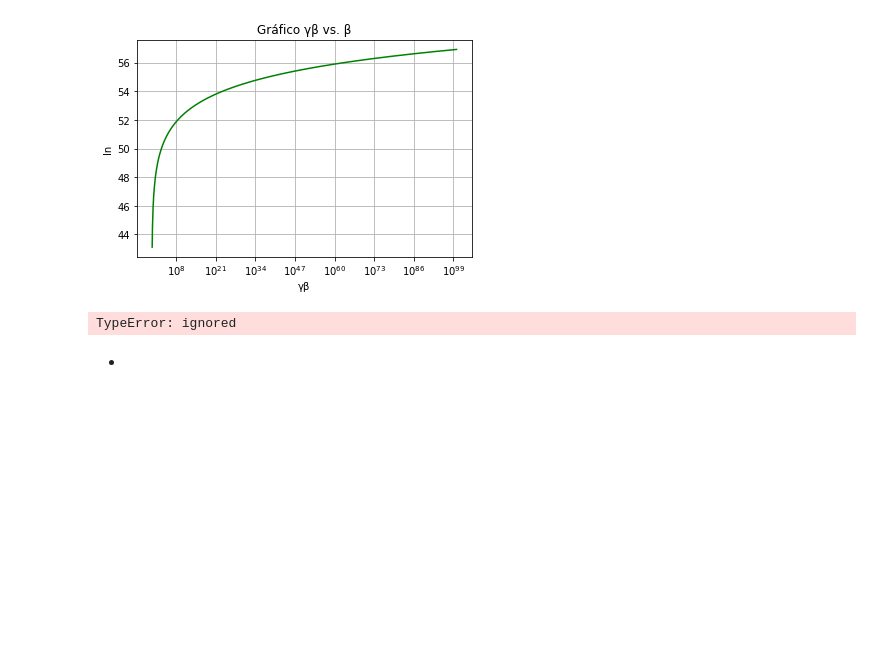
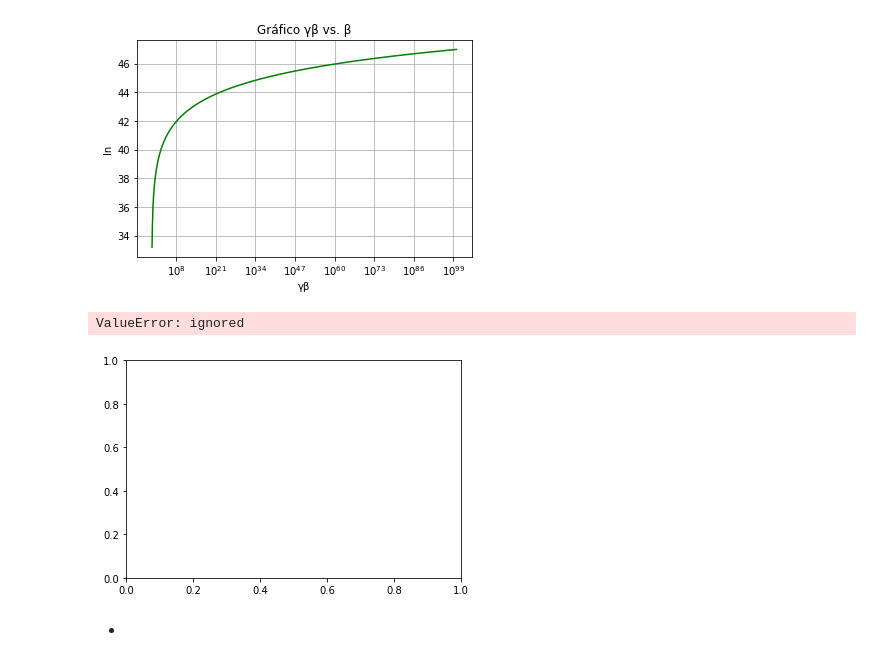
Before and after one commit to Edinaldobjr/aulas_de_python, a Jupyter notebook: Projeto1/edinaldo_projeto_1.ipynb, the cells around one changed output. Cells and saved outputs as stored; diff of their text form; code cells hidden in the pictures; blank space fills up the shorter version.

```diff
--- a/Projeto1/edinaldo_projeto_1.ipynb
+++ b/Projeto1/edinaldo_projeto_1.ipynb
@@ -14,7 +14,7 @@ Z_over_A = 0.99212 # hydrogen Z/A
 M = 139.6 # MeV is a charged pion mass
 m_e = 0.511 # MeV is the electron mass
 rho = 0.0708 # g cm^-3 is a hydrogen density
-I = 0.000173
+I = 3.55
 c = 300000000
 # %%
 """(1) Escreva uma fun¸c~ao em Python chamada def gamma (beta): que tenha como argumento β e retorna γ. Teste-o para um valor de β, como por exemplo, 0,6."""
@@ -115,14 +115,22 @@ plt.show()
 # %%
 """
 (8) Plote o conteúdo dos colchetes versus γβ usando o mesmo espaçamento do vetor de log
 para o argumento x. Para termos números reais de I, escolha múons que penetram em
 um absorvedor de cobre. Esse é um número adimensional que pode variar de 3,55 a mais
 de 16.
 """
-colchetes = ln_argument - beta**2
-ln = [ln_argument(i) - beta**2 for i in gama_beta]
+beta_quad = []
+colchetes = [a - b*b for a in ln for b in beta]
+
+plt.plot(beta, colchetes, 'g')
+plt.title('Gráfico γβ vs. β')
+plt.xlabel("γβ")
+plt.ylabel("ln")
+plt.grid(True)
+plt.show()
 # %% [output]
-TypeError: ignored
+ValueError: ignored
+[figure, added]
 # %%
 """
 (9) Finalmente, plote toda a equa¸c~ao −(dE=dx), a energia perdida por unidade de dist^ancia,
```
Also changed, not shown: parts of 1 cell of this notebook.
